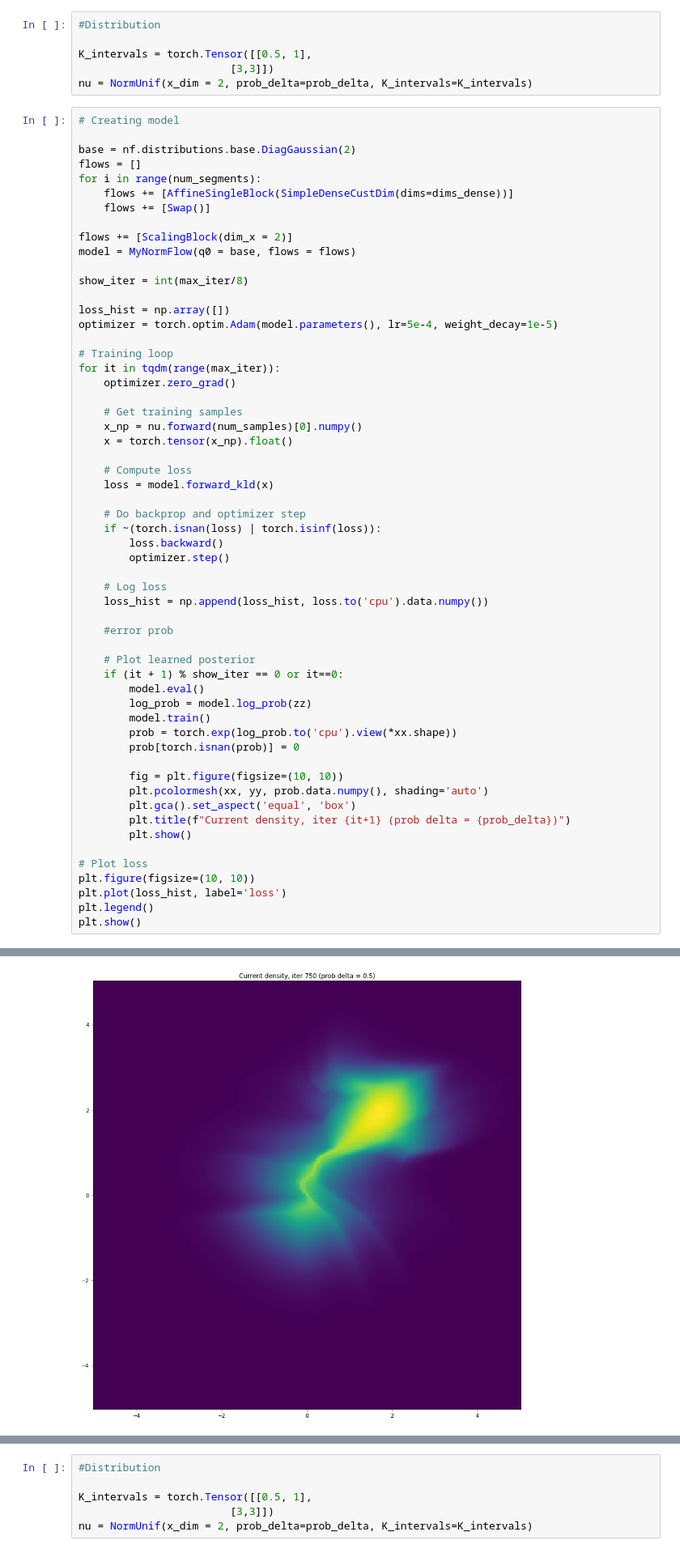
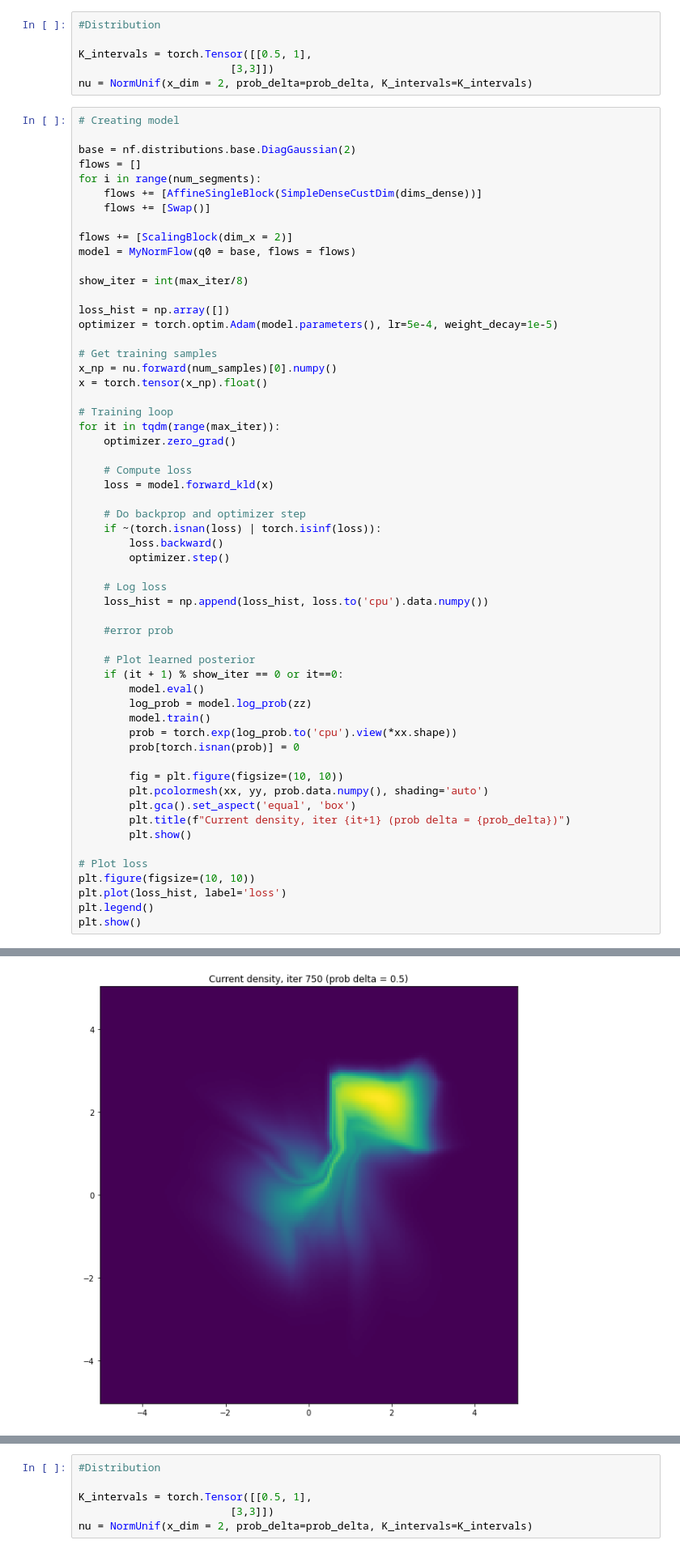
Before and after one commit to SirPentyna/mgr_normalizing_flows, a Jupyter notebook: Code/Overview of methods.ipynb, the cells around one changed output, grey strips where cells are left out. Shown at 81% size. Drawn from its saved outputs; the diff is of its cells as text.

```diff
--- a/Code/Overview of methods.ipynb
+++ b/Code/Overview of methods.ipynb
@@ -108,7 +114,7 @@ nu = NormUnif(x_dim = 2, prob_delta=prob_delta, K_intervals=K_intervals)
 base = nf.distributions.base.DiagGaussian(2)
 flows = []
 for i in range(num_segments):
-    flows += [AffineSingleBlock(SimpleDenseCustDim(dims=dims_dense))]
+    flows += [AffineSingleBlock(SimpleDenseCustDim(dims_dense))]
     flows += [Swap()]
 
 flows += [ScalingBlock(dim_x = 2)]
@@ -119,13 +125,13 @@ show_iter = int(max_iter/8)
 loss_hist = np.array([])
 optimizer = torch.optim.Adam(model.parameters(), lr=5e-4, weight_decay=1e-5)
 
+# Get training samples
+x_np = nu.forward(num_samples)[0].numpy()
+x = torch.tensor(x_np).float()
+
 # Training loop
 for it in tqdm(range(max_iter)):
     optimizer.zero_grad()
-
-    # Get training samples
-    x_np = nu.forward(num_samples)[0].numpy()
-    x = torch.tensor(x_np).float()
 
     # Compute loss
     loss = model.forward_kld(x)
@@ -166 +172 @@ plt.show()
-[figure, old version]
+[figure, new version]
```
Also changed, not shown: parts of 17 cells of this notebook, 10 other files.
